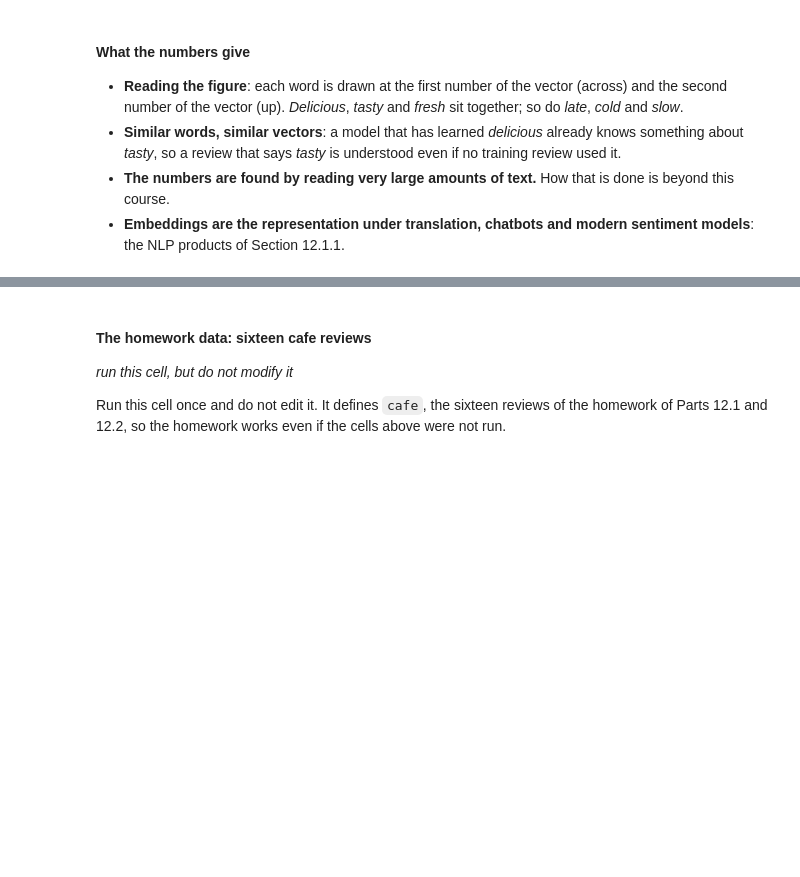
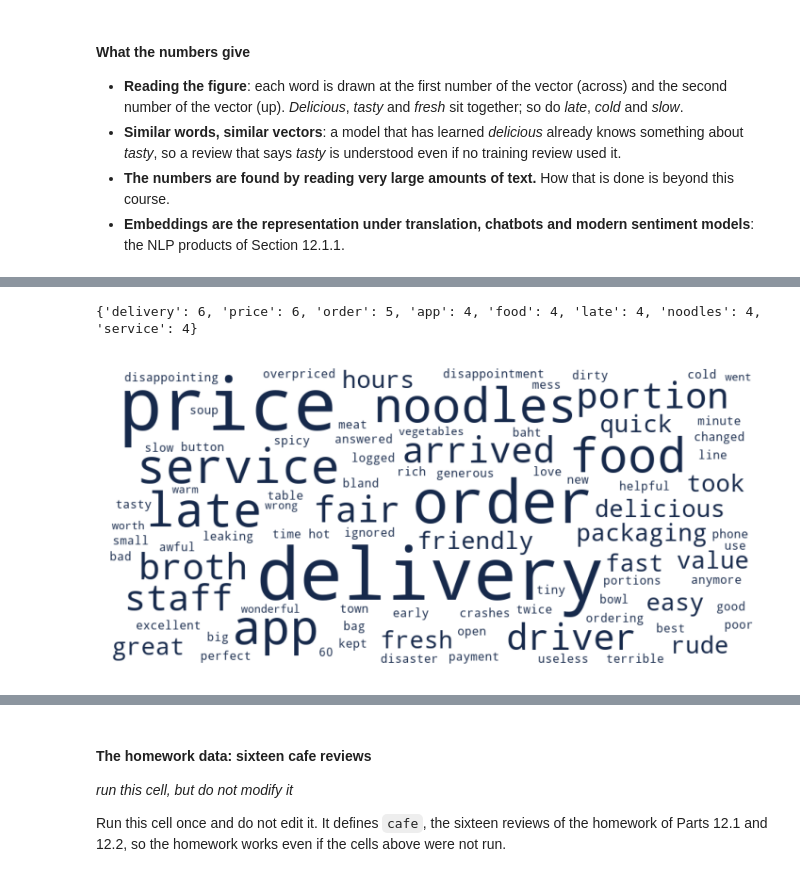
Before and after one commit to payakorn/888102-student, a Jupyter notebook: ch12_3_Types_of_Sentiment_Analysis.ipynb, the cells around one changed output, grey strips where cells are left out. Drawn from its saved outputs; the diff is of its cells as text; code cells hidden in the pictures; blank space fills up the shorter version.

Commit message:
Chapter 12.3: add the four approaches with a simple hybrid, stemming and the word cloud
Co-Authored-By: Claude Opus 5.5 <noreply@anthropic.com>

```diff
--- a/ch12_3_Types_of_Sentiment_Analysis.ipynb
+++ b/ch12_3_Types_of_Sentiment_Analysis.ipynb
@@ -543,0 +653,11 @@ In the bag of words every word is a column of its own, so *delicious* and *tasty
+# %%
+tokenize_filtered = CountVectorizer(stop_words="english").build_analyzer()
+
+def stem_tokens(text):
+    return [stemmer.stem(w) for w in tokenize_filtered(text)]
+
+bag_words = CountVectorizer(stop_words="english").fit(reviews["review"])
+bag_stems = CountVectorizer(analyzer=stem_tokens).fit(reviews["review"])
+print("columns with words:", len(bag_words.get_feature_names_out()))
+print("columns with stems:", len(bag_stems.get_feature_names_out()))
+print("first review as stems:", stem_tokens(reviews.loc[1, "review"]))
@@ -543,0 +678,23 @@ In the bag of words every word is a column of its own, so *delicious* and *tasty
+# %%
+try:
+    from wordcloud import WordCloud
+except ImportError:
+    %pip install -q wordcloud
+    from wordcloud import WordCloud
+
+counts = pd.DataFrame(bag_words.transform(reviews["review"]).toarray(),
+                      columns=bag_words.get_feature_names_out())
+totals = counts.sum().sort_values(ascending=False, kind="stable")
+print(totals.head(8).to_dict())
+
+cloud = WordCloud(width=900, height=420, background_color="white", prefer_horizontal=1.0,
+                  relative_scaling=1, margin=12, max_font_size=100,
+                  color_func=lambda *args, **kwargs: "#16294B",
+                  random_state=0).generate_from_frequencies(totals.to_dict())
+plt.figure(figsize=(9, 4.2))
+plt.imshow(cloud)
+plt.axis("off")
+plt.show()
+# %% [output]
+{'delivery': 6, 'price': 6, 'order': 5, 'app': 4, 'food': 4, 'late': 4, 'noodles': 4, 'service': 4}
+[figure, added]
```
Also changed, not shown: parts of 18 cells of this notebook.
